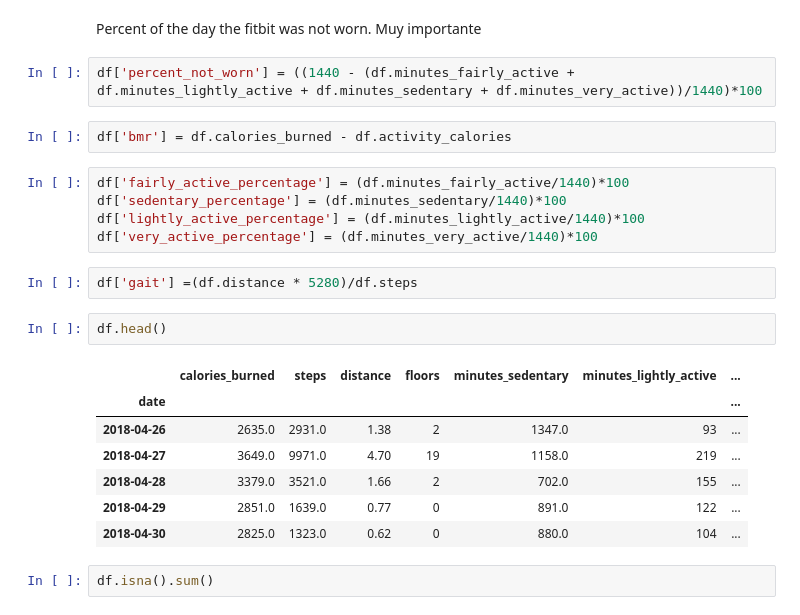
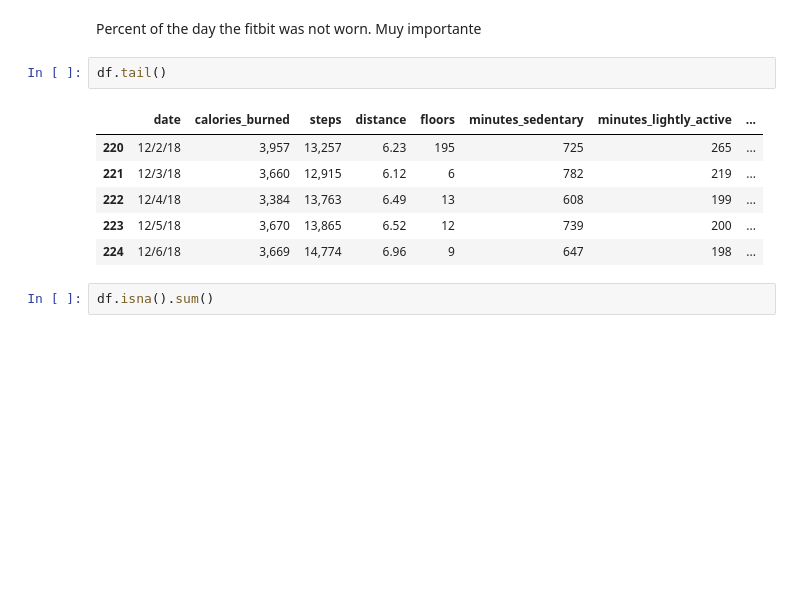
Before and after one commit to JaValeandKlay/JaValeandKlay, a Jupyter notebook: project_fitbit_jeff.ipynb, the cells around one changed output. Cells and saved outputs as stored; diff of their text form; blank space fills up the shorter version.

```diff
--- a/project_fitbit_jeff.ipynb
+++ b/project_fitbit_jeff.ipynb
@@ -40,27 +78,15 @@ df.head(1)
 Check to see if there are any nulls
 # %% [markdown]
 Percent of the day the fitbit was not worn.  Muy importante
-# %%
-df['percent_not_worn'] = ((1440 - (df.minutes_fairly_active + df.minutes_lightly_active + df.minutes_sedentary + df.minutes_very_active))/1440)*100
-# %%
-df['bmr'] = df.calories_burned - df.activity_calories
-# %%
-df['fairly_active_percentage'] = (df.minutes_fairly_active/1440)*100
-df['sedentary_percentage'] = (df.minutes_sedentary/1440)*100
-df['lightly_active_percentage'] = (df.minutes_lightly_active/1440)*100
-df['very_active_percentage'] = (df.minutes_very_active/1440)*100
-# %%
-df['gait'] =(df.distance * 5280)/df.steps
 # %%
-df.head()
+df.tail()
 # %% [output]
-|  | calories_burned | steps | distance | floors | minutes_sedentary | minutes_lightly_active | ... |
-| date |  |  |  |  |  |  | ... |
-| 2018-04-26 | 2635.0 | 2931.0 | 1.38 | 2 | 1347.0 | 93 | ... |
-| 2018-04-27 | 3649.0 | 9971.0 | 4.70 | 19 | 1158.0 | 219 | ... |
-| 2018-04-28 | 3379.0 | 3521.0 | 1.66 | 2 | 702.0 | 155 | ... |
-| 2018-04-29 | 2851.0 | 1639.0 | 0.77 | 0 | 891.0 | 122 | ... |
-| 2018-04-30 | 2825.0 | 1323.0 | 0.62 | 0 | 880.0 | 104 | ... |
+|  | date | calories_burned | steps | distance | floors | minutes_sedentary | minutes_lightly_active | ... |
+| 220 | 12/2/18 | 3,957 | 13,257 | 6.23 | 195 | 725 | 265 | ... |
+| 221 | 12/3/18 | 3,660 | 12,915 | 6.12 | 6 | 782 | 219 | ... |
+| 222 | 12/4/18 | 3,384 | 13,763 | 6.49 | 13 | 608 | 199 | ... |
+| 223 | 12/5/18 | 3,670 | 13,865 | 6.52 | 12 | 739 | 200 | ... |
+| 224 | 12/6/18 | 3,669 | 14,774 | 6.96 | 9 | 647 | 198 | ... |
 # %%
 df.isna().sum()
 # %% [output]
```
Also changed, not shown: parts of 42 cells of this notebook.
